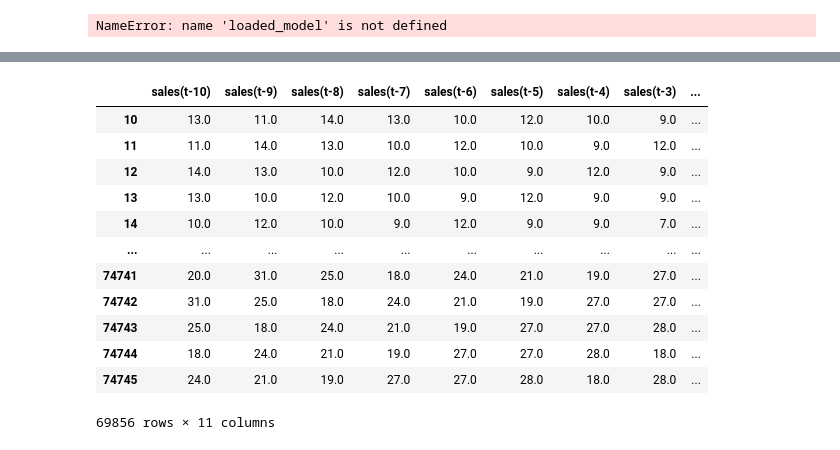
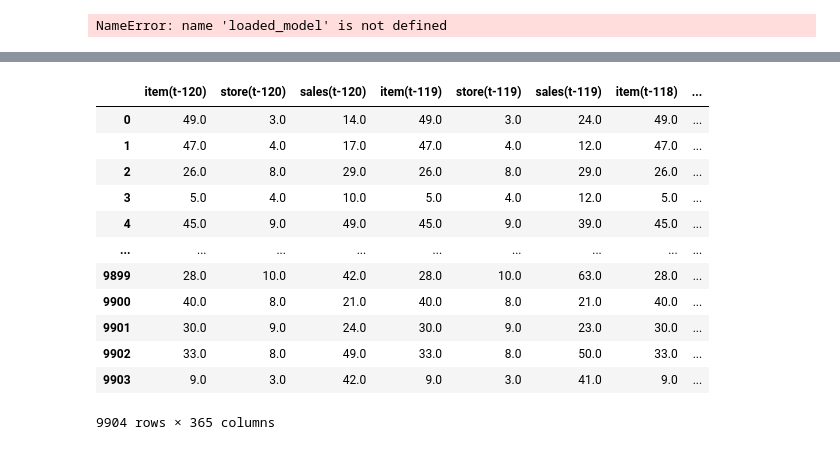
Before and after one commit to ECruz25/cross-entropy-services, a Jupyter notebook: Time Series.ipynb, the cells around one changed output, grey strips where cells are left out. Cells and saved outputs as stored; diff of their text form; code cells hidden in the pictures.

```diff
--- a/Time Series.ipynb
+++ b/Time Series.ipynb
@@ -543 +471,20 @@ cnn_history
+# %%
+v = X_train.values.reshape(
+    (X_train.shape[0], X_train.shape[1],1)).reshape((X_train.shape[0], X_train.shape[1],))
+df1 = pd.DataFrame(v, columns=X_train.columns)
+df1
+# %% [output]
+|  | item(t-120) | store(t-120) | sales(t-120) | item(t-119) | store(t-119) | sales(t-119) | item(t-118) | ... |
+| 0 | 49.0 | 3.0 | 14.0 | 49.0 | 3.0 | 24.0 | 49.0 | ... |
+| 1 | 47.0 | 4.0 | 17.0 | 47.0 | 4.0 | 12.0 | 47.0 | ... |
+| 2 | 26.0 | 8.0 | 29.0 | 26.0 | 8.0 | 29.0 | 26.0 | ... |
+| 3 | 5.0 | 4.0 | 10.0 | 5.0 | 4.0 | 12.0 | 5.0 | ... |
+| 4 | 45.0 | 9.0 | 49.0 | 45.0 | 9.0 | 39.0 | 45.0 | ... |
+| ... | ... | ... | ... | ... | ... | ... | ... | ... |
+| 9899 | 28.0 | 10.0 | 42.0 | 28.0 | 10.0 | 63.0 | 28.0 | ... |
+| 9900 | 40.0 | 8.0 | 21.0 | 40.0 | 8.0 | 21.0 | 40.0 | ... |
+| 9901 | 30.0 | 9.0 | 24.0 | 30.0 | 9.0 | 23.0 | 30.0 | ... |
+| 9902 | 33.0 | 8.0 | 49.0 | 33.0 | 8.0 | 50.0 | 33.0 | ... |
+| 9903 | 9.0 | 3.0 | 42.0 | 9.0 | 3.0 | 41.0 | 9.0 | ... |
+9904 rows × 365 columns
 # %%
@@ -546,16 +492,0 @@ cnn_valid_pred = model_cnn.predict(X_valid_series)
-# %%
-series
-# %% [output]
-|  | sales(t-10) | sales(t-9) | sales(t-8) | sales(t-7) | sales(t-6) | sales(t-5) | sales(t-4) | sales(t-3) | ... |
-| 10 | 13.0 | 11.0 | 14.0 | 13.0 | 10.0 | 12.0 | 10.0 | 9.0 | ... |
-| 11 | 11.0 | 14.0 | 13.0 | 10.0 | 12.0 | 10.0 | 9.0 | 12.0 | ... |
-| 12 | 14.0 | 13.0 | 10.0 | 12.0 | 10.0 | 9.0 | 12.0 | 9.0 | ... |
-| 13 | 13.0 | 10.0 | 12.0 | 10.0 | 9.0 | 12.0 | 9.0 | 9.0 | ... |
-| 14 | 10.0 | 12.0 | 10.0 | 9.0 | 12.0 | 9.0 | 9.0 | 7.0 | ... |
-| ... | ... | ... | ... | ... | ... | ... | ... | ... | ... |
-| 74741 | 20.0 | 31.0 | 25.0 | 18.0 | 24.0 | 21.0 | 19.0 | 27.0 | ... |
-| 74742 | 31.0 | 25.0 | 18.0 | 24.0 | 21.0 | 19.0 | 27.0 | 27.0 | ... |
-| 74743 | 25.0 | 18.0 | 24.0 | 21.0 | 19.0 | 27.0 | 27.0 | 28.0 | ... |
-| 74744 | 18.0 | 24.0 | 21.0 | 19.0 | 27.0 | 27.0 | 28.0 | 18.0 | ... |
-| 74745 | 24.0 | 21.0 | 19.0 | 27.0 | 27.0 | 28.0 | 18.0 | 28.0 | ... |
-69856 rows × 11 columns
```
Also changed, not shown: parts of 43 cells of this notebook, 7 other files.
